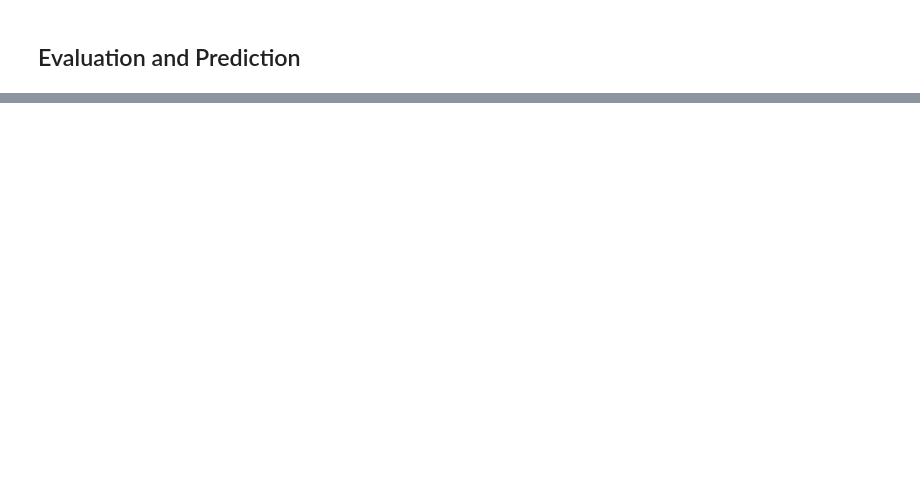
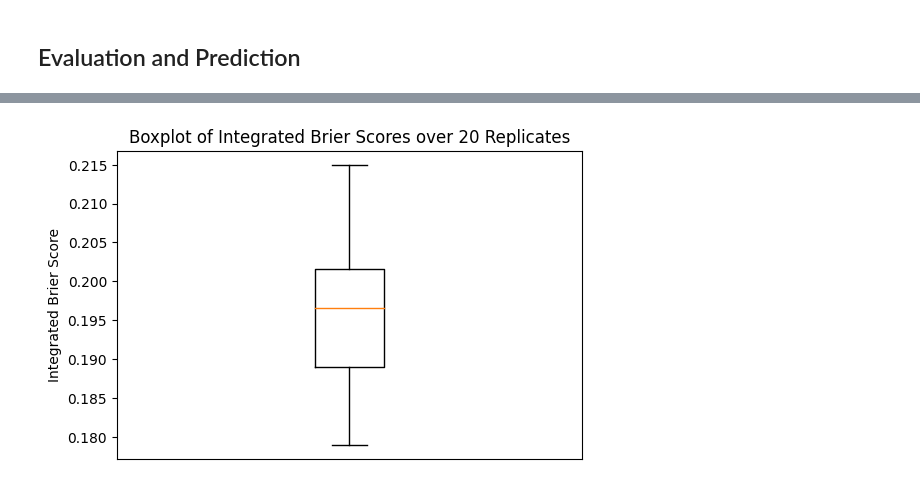
Before and after one commit to ZiyuWang1121/Investigating-machine-learning-methods-for-survival-prediction, a Jupyter notebook: DeepSurv.ipynb, the cells around one changed output, grey strips where cells are left out. Cells and saved outputs as stored; diff of their text form; code cells hidden in the pictures; blank space fills up the shorter version.

```diff
--- a/DeepSurv.ipynb
+++ b/DeepSurv.ipynb
@@ -284,0 +334,10 @@ print("Integrated brier score:",best_model.integrated_brier_score(x_test, y_test
+# %%
+# Plot boxplot of integrated Brier scores
+plt.figure(figsize=(6, 4))
+plt.boxplot(integrated_brier_scores)
+plt.title('Boxplot of Integrated Brier Scores over 20 Replicates')
+plt.ylabel('Integrated Brier Score')
+plt.xticks([])
+plt.show()
+# %% [output]
+[figure, added]
```
Also changed, not shown: parts of 22 cells of this notebook.
